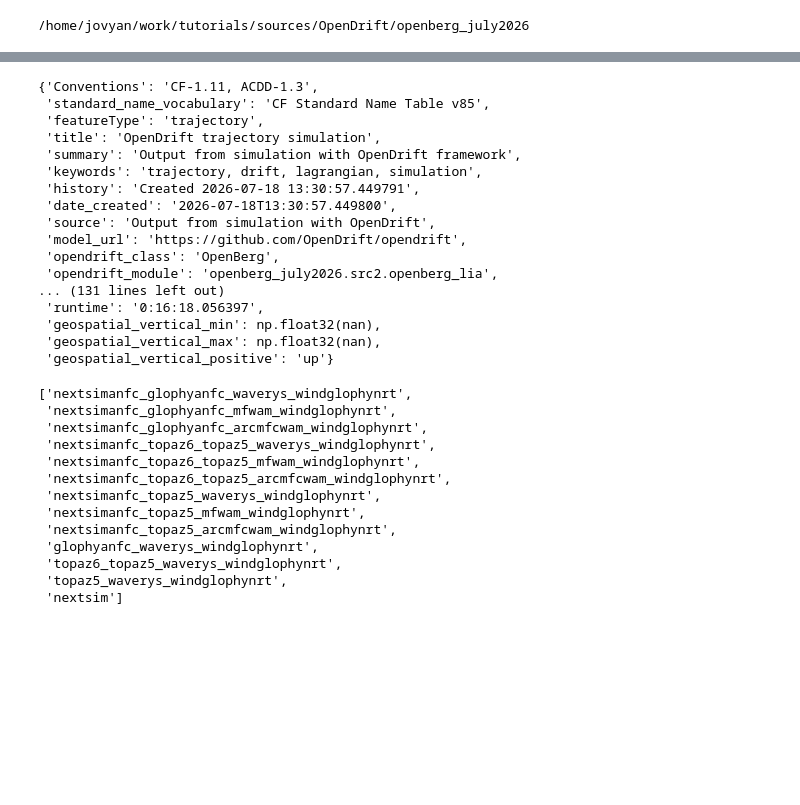
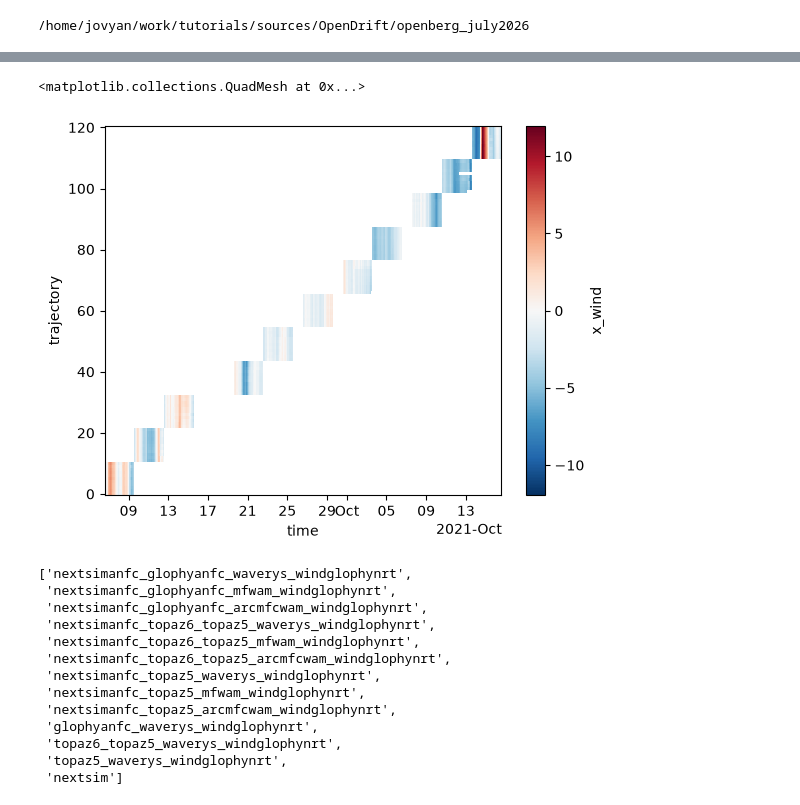
Before and after one commit to lia-f-h/openberg_july2026, a Jupyter notebook: scripts/analysis1.ipynb, the cells around one changed output, grey strips where cells are left out. Cells and saved outputs as stored; diff of their text form; code cells hidden in the pictures; blank space fills up the shorter version.

```diff
--- a/scripts/analysis1.ipynb
+++ b/scripts/analysis1.ipynb
@@ -72,23 +72,9 @@ plt.show()
 # %%
-sim.attrs
+# np.sum((sim.x_wind!=0.0) & (np.isnan(sim.x_wind)==False))
+sim.x_wind.plot()
 # %% [output]
-{'Conventions': 'CF-1.11, ACDD-1.3',
- 'standard_name_vocabulary': 'CF Standard Name Table v85',
- 'featureType': 'trajectory',
- 'title': 'OpenDrift trajectory simulation',
- 'summary': 'Output from simulation with OpenDrift framework',
- 'keywords': 'trajectory, drift, lagrangian, simulation',
- 'history': 'Created 2026-07-18 13:30:57.449791',
- 'date_created': '2026-07-18T13:30:57.449800',
- 'source': 'Output from simulation with OpenDrift',
- 'model_url': 'https://github.com/OpenDrift/opendrift',
- 'opendrift_class': 'OpenBerg',
- 'opendrift_module': 'openberg_july2026.src2.openberg_lia',
-... (131 lines left out)
- 'runtime': '0:16:18.056397',
- 'geospatial_vertical_min': np.float32(nan),
- 'geospatial_vertical_max': np.float32(nan),
- 'geospatial_vertical_positive': 'up'}
+<matplotlib.collections.QuadMesh at 0x...>
+[figure, added]
 # %%
 # Read and subset tracker data
 obs_3day = read_tracker('./input/Osker-X2.csv')['3D']
```
Also changed, not shown: parts of 1 cell of this notebook, 14 other files.
